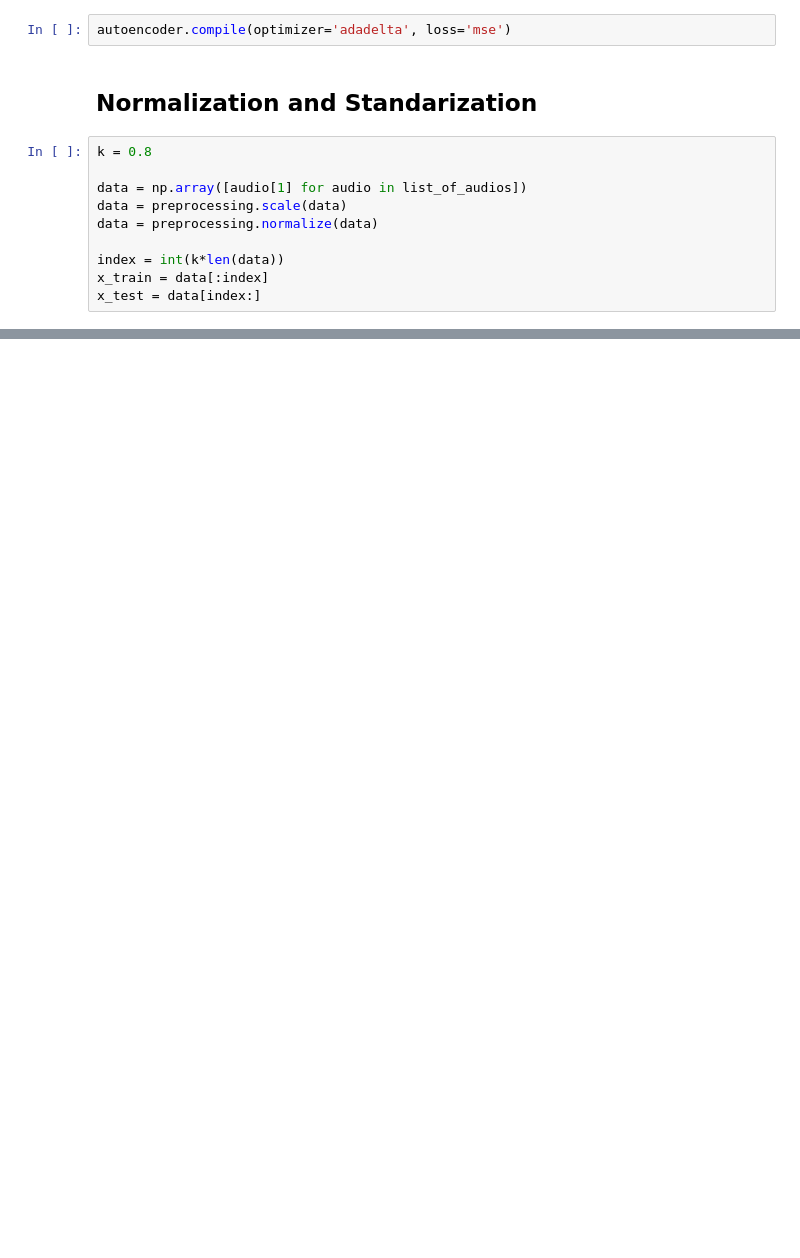
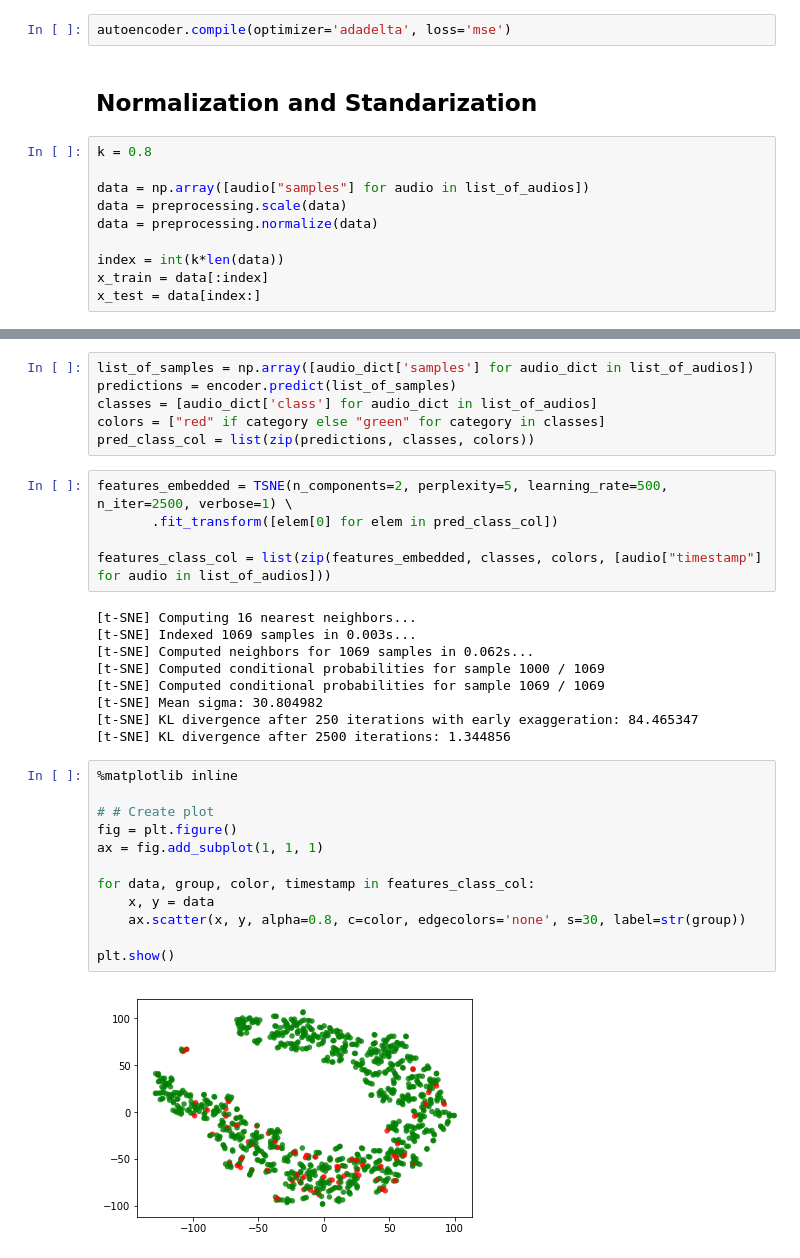
Before and after one commit to tymons/buzz-models, a Jupyter notebook: smartula-analyze-autoencoder.ipynb, the cells around one changed output, grey strips where cells are left out. Saved outputs shown, nothing was run; the diff lists cells and outputs as text; blank space fills up the shorter version.

```diff
--- a/smartula-analyze-autoencoder.ipynb
+++ b/smartula-analyze-autoencoder.ipynb
@@ -68,7 +75,7 @@ autoencoder.compile(optimizer='adadelta', loss='mse')
 # %%
 k = 0.8
 
-data = np.array([audio[1] for audio in list_of_audios])
+data = np.array([audio["samples"] for audio in list_of_audios])
 data = preprocessing.scale(data)
 data = preprocessing.normalize(data)
 
@@ -105,3 +112,37 @@ Epoch 43/500
 <keras.callbacks.History at 0x...>
+# %%
+list_of_samples = np.array([audio_dict['samples'] for audio_dict in list_of_audios])
+predictions = encoder.predict(list_of_samples)
+classes = [audio_dict['class'] for audio_dict in list_of_audios]
+colors = ["red" if category else "green" for category in classes]
+pred_class_col = list(zip(predictions, classes, colors))
+# %%
+features_embedded = TSNE(n_components=2, perplexity=5, learning_rate=500, n_iter=2500, verbose=1) \
+       .fit_transform([elem[0] for elem in pred_class_col])
+
+features_class_col = list(zip(features_embedded, classes, colors, [audio["timestamp"] for audio in list_of_audios]))
+# %% [output]
+[t-SNE] Computing 16 nearest neighbors...
+[t-SNE] Indexed 1069 samples in 0.003s...
+[t-SNE] Computed neighbors for 1069 samples in 0.062s...
+[t-SNE] Computed conditional probabilities for sample 1000 / 1069
+[t-SNE] Computed conditional probabilities for sample 1069 / 1069
+[t-SNE] Mean sigma: 30.804982
+[t-SNE] KL divergence after 250 iterations with early exaggeration: 84.465347
+[t-SNE] KL divergence after 2500 iterations: 1.344856
+# %%
+%matplotlib inline
+
+# # Create plot
+fig = plt.figure()
+ax = fig.add_subplot(1, 1, 1)
+
+for data, group, color, timestamp in features_class_col:
+    x, y = data
+    ax.scatter(x, y, alpha=0.8, c=color, edgecolors='none', s=30, label=str(group))
+
+plt.show()
+# %% [output]
+[figure, added]
 # %%
 # %% [output]
```
Also changed, not shown: parts of 10 cells of this notebook.
